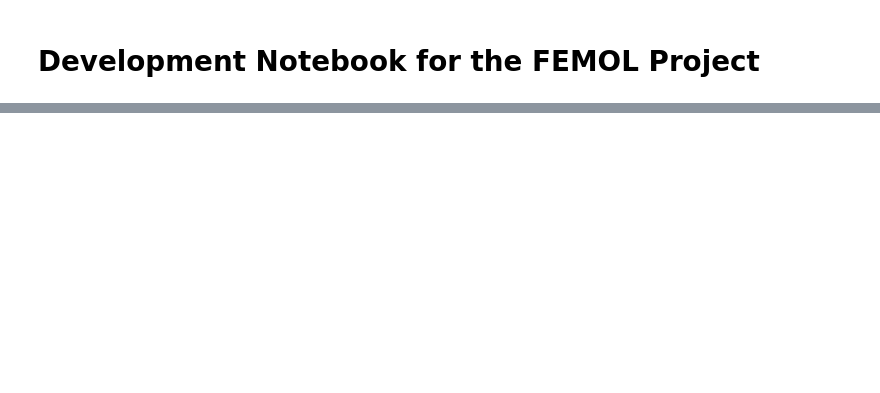
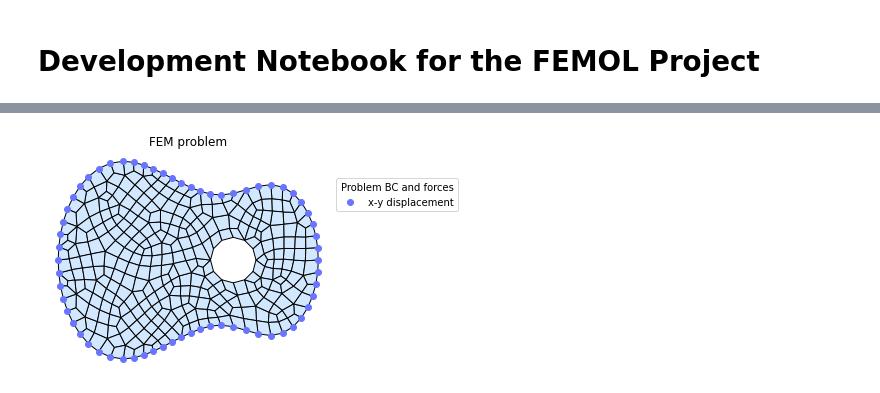
Before and after one commit to olivecha/FEMOL, a Jupyter notebook: DEV_Notebook.ipynb, the cells around one changed output, grey strips where cells are left out. Cells and saved outputs as stored; diff of their text form; code cells hidden in the pictures; blank space fills up the shorter version.

```diff
--- a/DEV_Notebook.ipynb
+++ b/DEV_Notebook.ipynb
@@ -178,0 +48,7 @@ SIMP.lmbds
+# %%
+mesh = FEMOL.mesh.guitar()
+problem = FEMOL.FEM_Problem(mesh=mesh, model='plane', physics='displacement')
+problem.add_fixed_domain(FEMOL.domains.outside_guitar(L=1))
+problem.plot()
+# %% [output]
+[figure, added]
```
Also changed, not shown: parts of 44 cells of this notebook, 3 other files.
